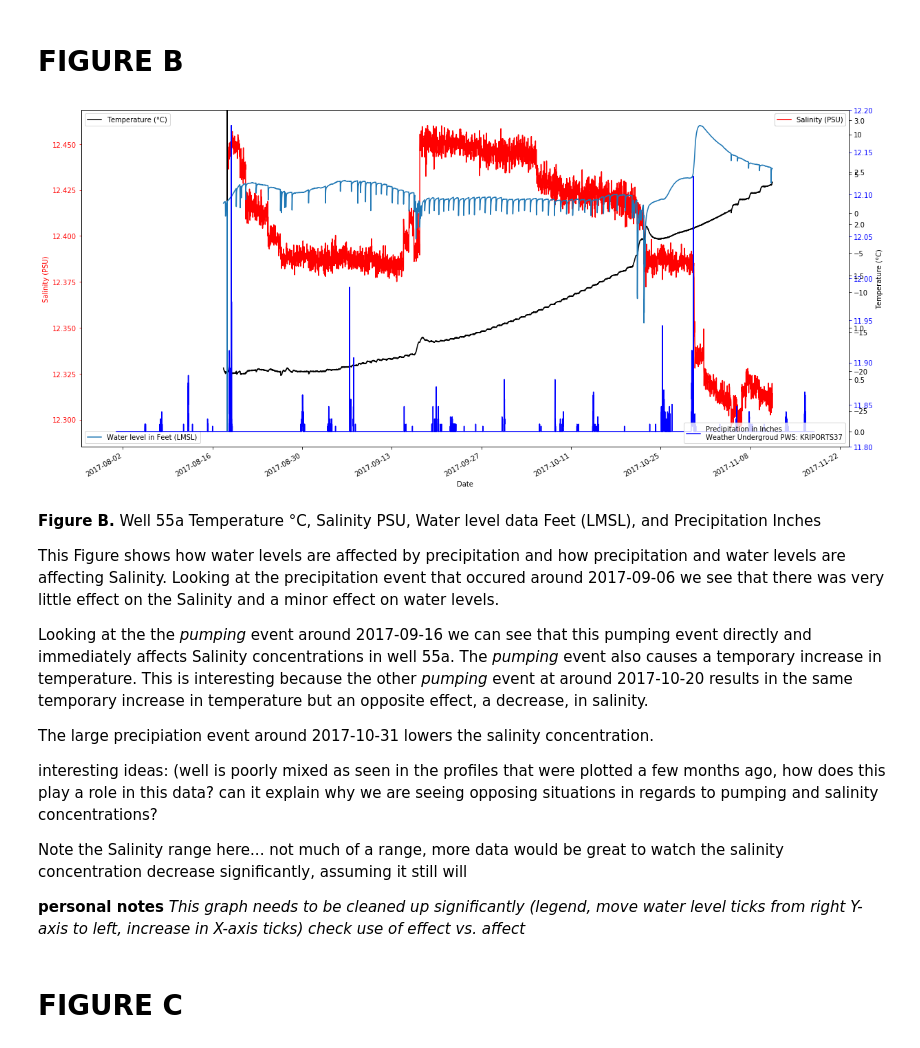
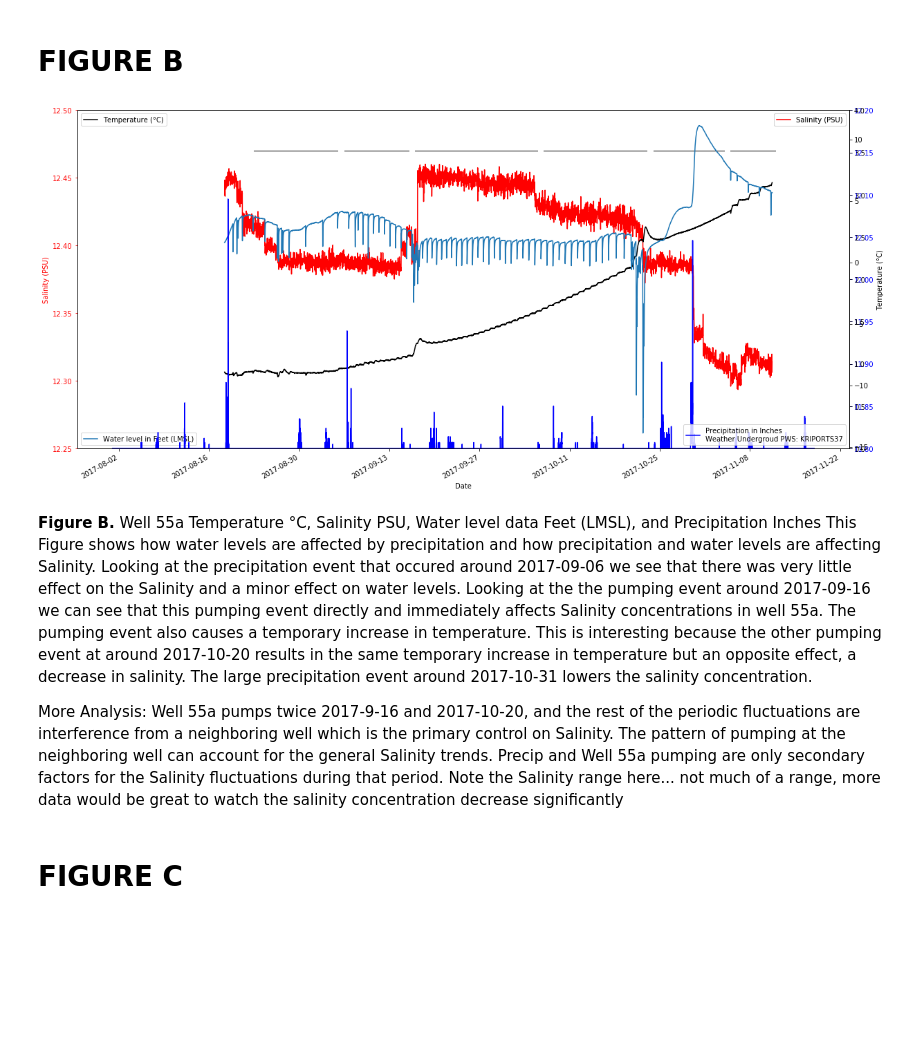
Before and after one commit to spencerbh/Fogland, a Jupyter notebook: Well55a.ipynb, the cells around one changed output. Saved outputs shown, nothing was run; the diff lists cells and outputs as text; code cells hidden in the pictures; blank space fills up the shorter version.

Commit message:
well 55a cleanup

```diff
--- a/Well55a.ipynb
+++ b/Well55a.ipynb
@@ -593,50 +547,53 @@ ax1.set_xlabel('Date')
 # Make the y-axis label, ticks and tick labels match the line color.
 ax1.set_ylabel('Salinity (PSU)', color='r')
 ax1.tick_params('y', colors='r')
 ax1_legend = ax1.legend(loc =1)
 plt.gca().add_artist(ax1_legend)
+plt.ylim(12.25, 12.5)
 
 ax2 = ax1.twinx()
-s2 = well['Temperature (°C) (534454)'][3:]
+s2 = well['Temperature (°C) (534454)'][36:]
 ax2.plot(s2, 'k', label= 'Temperature (°C)')
 ax2.set_ylabel('Temperature (°C)', color='k')
 ax2.tick_params('y', colors='r')
 plt.ylim(11.8,12.2)
 ax2.legend(loc=2)
 
 #water levels
 ax3 = ax1.twinx()
-s3 = well['GW_elevation_ft_(LSML)'][3:-3]
+s3 = well['GW_elevation_ft_(LSML)'][36:-3]
 ax3.plot(s3, 'C0', label= 'Water level in Feet (LMSL)')
 ax2.tick_params('y', colors='C0')
 ax3.legend(loc=3)
 
 #Precipitation
 ax4 = ax1.twinx()
 s4 = data_raw['rain'][3:-3]
 ax4.plot(s4, 'b', label='Precipitation in Inches\nWeather Undergroud PWS: KRIPORTS37')
 ax2.tick_params('y', colors='b')
 ax4.legend(loc=4)
+plt.ylim(0, 4)
+
+#Neighboring well proposed pumping
+ax1.plot(['2017-08-23', '2017-09-05'], [12.47, 12.47], color='k', linewidth=1.0)
+ax1.plot(['2017-09-06', '2017-09-16'], [12.47, 12.47], color='k', linewidth=1.0)
+ax1.plot(['2017-09-17', '2017-10-06'], [12.47, 12.47], color='k', linewidth=1.0)
+ax1.plot(['2017-10-07', '2017-10-23'], [12.47, 12.47], color='k', linewidth=1.0)
+ax1.plot(['2017-10-24', '2017-11-04'], [12.47, 12.47], color='k', linewidth=1.0)
+ax1.plot(['2017-11-05', '2017-11-12'], [12.47, 12.47], color='k', linewidth=1.0)
 
 fig.autofmt_xdate()
 fig.autofmt_xdate()
 plt.show()
 # %% [output]
-[figure, old version]
+[figure, new version]
 # %% [markdown]
 **Figure B.** Well 55a Temperature °C, Salinity PSU, Water level data Feet (LMSL), and Precipitation Inches
+This Figure shows how water levels are affected by precipitation and how precipitation and water levels are affecting Salinity. Looking at the precipitation event that occured around 2017-09-06 we see that there was very little effect on the Salinity and a minor effect on water levels. Looking at the the pumping event around 2017-09-16 we can see that this pumping event directly and immediately affects Salinity concentrations in well 55a. The pumping event also causes a temporary increase in temperature. This is interesting because the other pumping event at around 2017-10-20 results in the same temporary increase in temperature but an opposite effect, a decrease in salinity. The large precipitation event around 2017-10-31 lowers the salinity concentration.
 
-This Figure shows how water levels are affected by precipitation and how precipitation and water levels are affecting Salinity. Looking at the precipitation event that occured around 2017-09-06 we see that there was very little effect on the Salinity and a minor effect on water levels.
-
-Looking at the the *pumping* event around 2017-09-16 we can see that this pumping event directly and immediately affects Salinity concentrations in well 55a. The *pumping* event also causes a temporary increase in temperature. This is interesting because the other *pumping* event at around 2017-10-20 results in the same temporary increase in temperature but an opposite effect, a decrease, in salinity.
-
-The large precipiation event around 2017-10-31 lowers the salinity concentration.
-
-interesting ideas: (well is poorly mixed as seen in the profiles that were plotted a few months ago, how does this play a role in this data? can it explain why we are seeing opposing situations in regards to pumping and salinity concentrations?
-
-Note the Salinity range here... not much of a range, more data would be great to watch the salinity concentration decrease significantly, assuming it still will
-
-**personal notes** *This graph needs to be cleaned up significantly (legend, move water level ticks from right Y-axis to left, increase in X-axis ticks) check use of effect vs. affect*
+More Analysis:
+Well 55a pumps twice 2017-9-16 and 2017-10-20, and the rest of the periodic fluctuations are interference from a neighboring well which is the primary control on Salinity. The pattern of pumping at the neighboring well can account for the general Salinity trends. Precip and Well 55a pumping are only secondary factors for the Salinity fluctuations during that period.
+Note the Salinity range here... not much of a range, more data would be great to watch the salinity concentration decrease significantly
 # %% [markdown]
 # FIGURE C
 # %%
```
Also changed, not shown: parts of 8 cells of this notebook, 3 other files.
